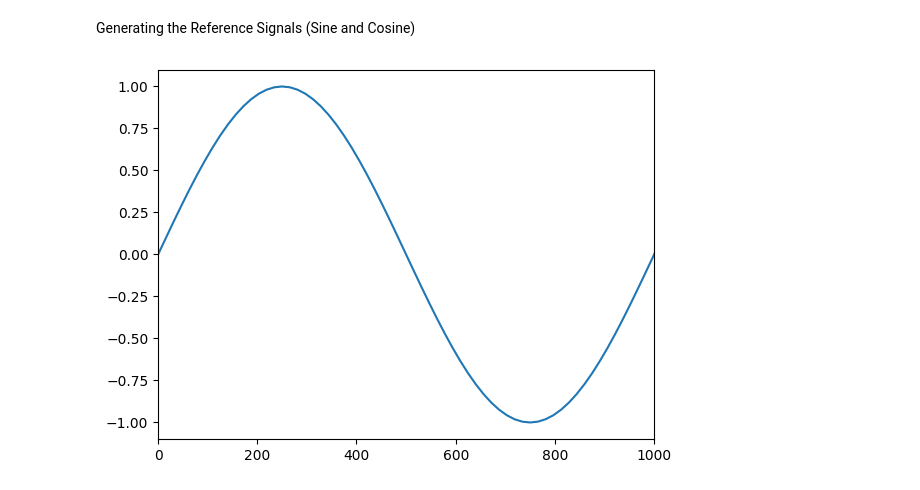
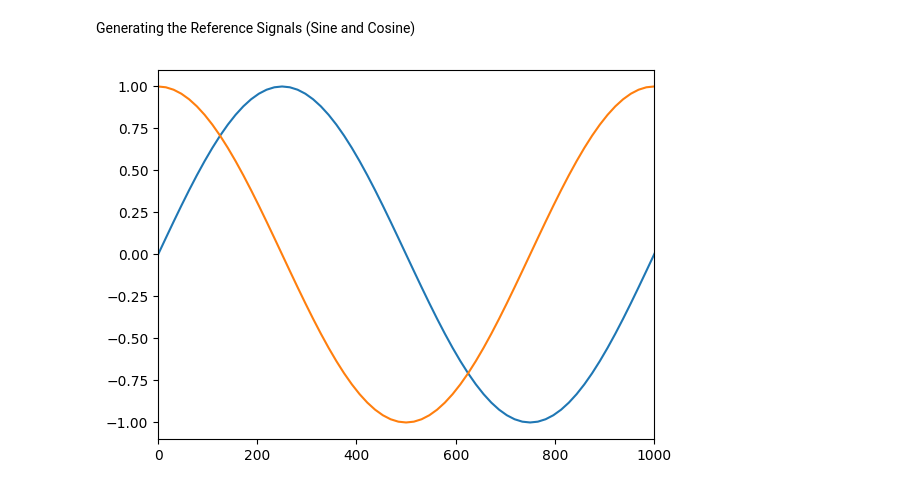
Before and after one commit to ananthapadmanabhan18/Lock_in_Amplifier_with_ExpEyes, a Jupyter notebook: Lock_in_Amplifier.ipynb, the cells around one changed output. Cells and saved outputs as stored; diff of their text form; code cells hidden in the pictures.

```diff
--- a/Lock_in_Amplifier.ipynb
+++ b/Lock_in_Amplifier.ipynb
@@ -26,14 +26,17 @@ t,v = p.capture1('A1',N_sample,t_gap) # Captured input signal
 Generating the Reference Signals (Sine and Cosine)
 # %%
 V_sin_ref=[]
+V_cos_ref=[]
 t_ref = []
 for i in range(N_sample):
     V_sin_ref.append(amp*m.sin(2*m.pi*f*i*t_gap*10**-6))
+    V_cos_ref.append(amp*m.cos(2*m.pi*f*i*t_gap*10**-6))
     t_ref.append(i*t_gap)
 # %%
 import matplotlib.pyplot as plt
-plt.plot(t_ref,V_ref)
+plt.plot(t_ref,V_sin_ref)
+plt.plot(t_ref,V_cos_ref)
 plt.xlim(0,1000)
 plt.show()
 # %% [output]
-[figure, old version]
+[figure, new version]
```
